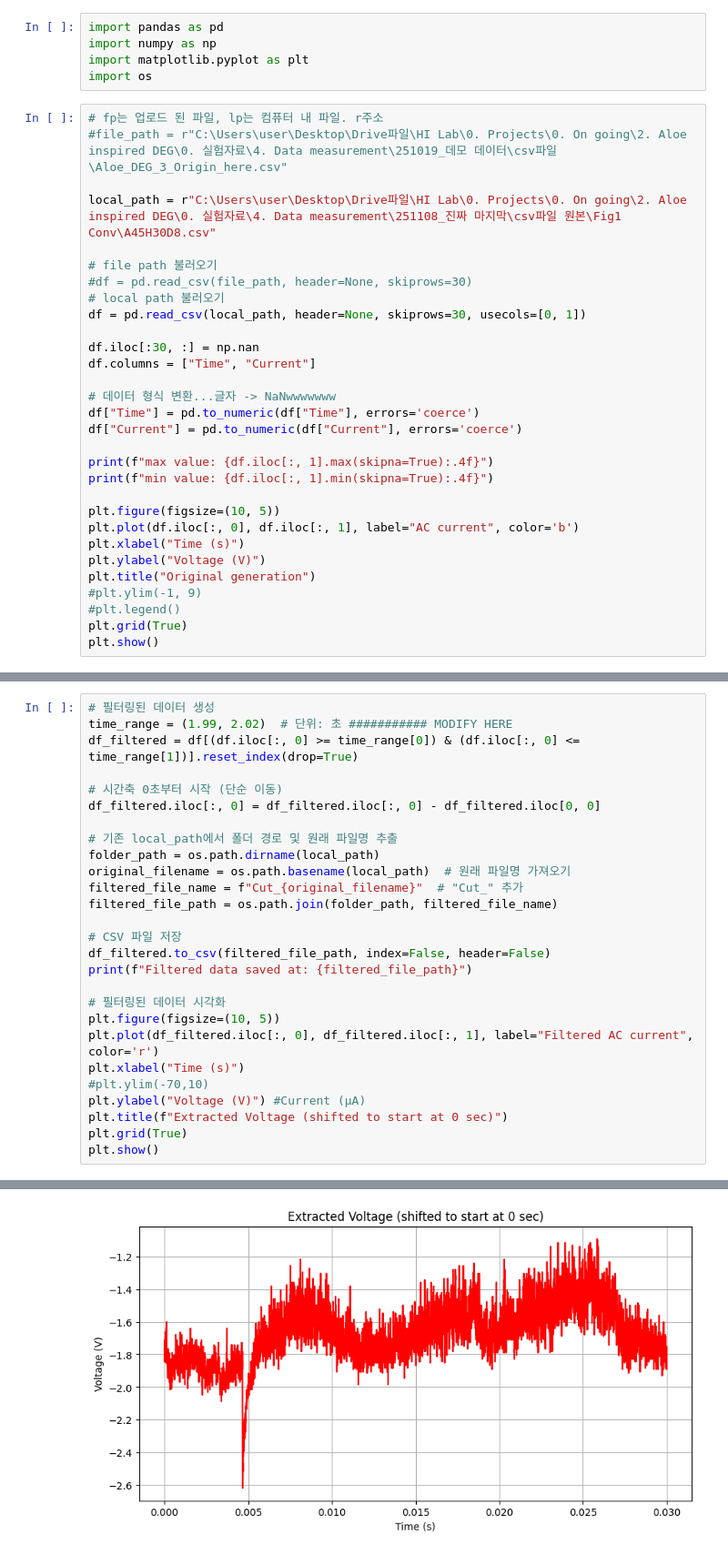
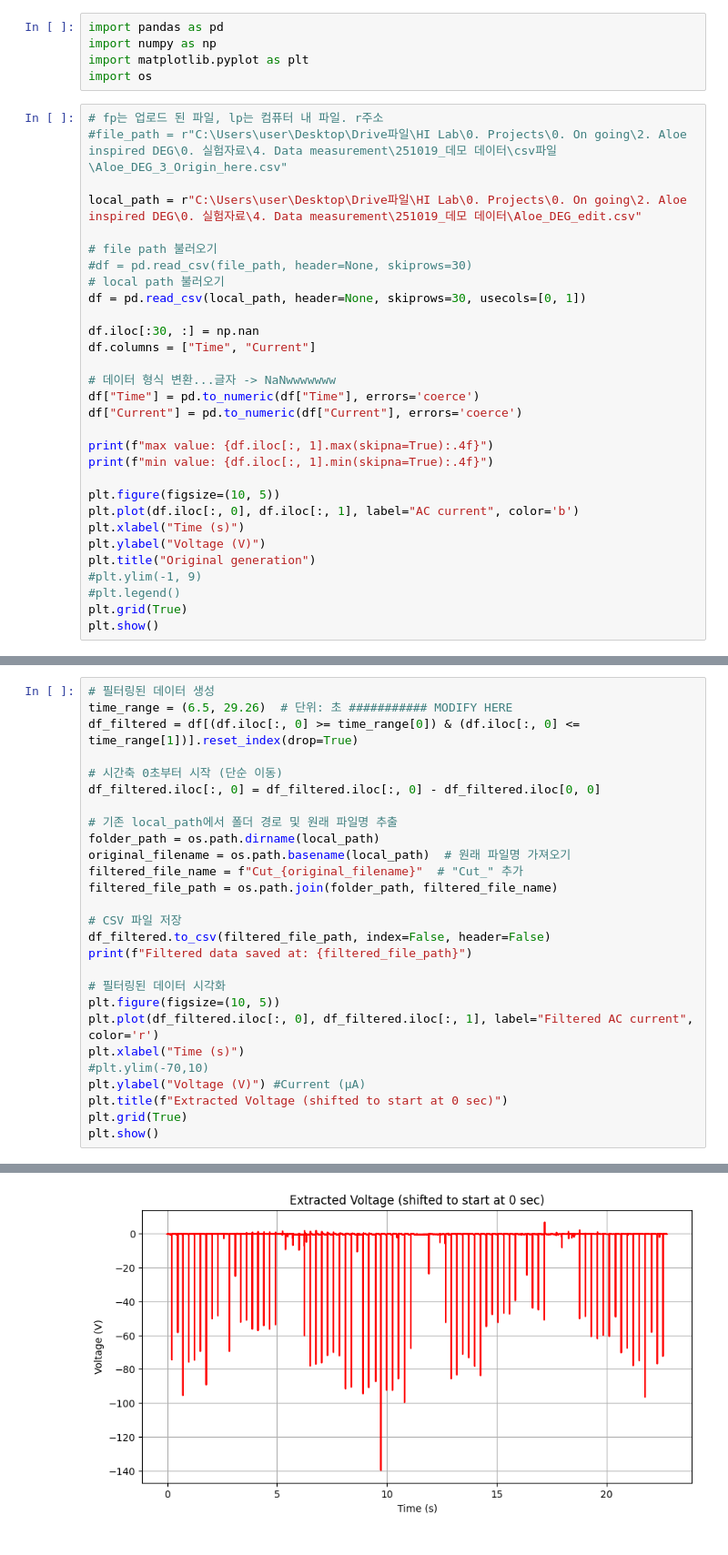
Before and after one commit to Gibeom-Lee/GB_practicing, a Jupyter notebook: data_processing/partial_extraction.ipynb, the cells around one changed output, grey strips where cells are left out. Shown at 91% size. Saved outputs shown, nothing was run; the diff lists cells and outputs as text.

```diff
--- a/data_processing/partial_extraction.ipynb
+++ b/data_processing/partial_extraction.ipynb
@@ -10,7 +10,7 @@ import os
 # fp는 업로드 된 파일, lp는 컴퓨터 내 파일. r주소
 #file_path = r"C:\Users\user\Desktop\Drive파일\HI Lab\0. Projects\0. On going\2. Aloe inspired DEG\0. 실험자료\4. Data measurement\251019_데모 데이터\csv파일\Aloe_DEG_3_Origin_here.csv"
 
-local_path = r"C:\Users\user\Desktop\Drive파일\HI Lab\0. Projects\0. On going\2. Aloe inspired DEG\0. 실험자료\4. Data measurement\251108_진짜 마지막\csv파일 원본\Fig1 Conv\A45H30D8.csv"
+local_path = r"C:\Users\user\Desktop\Drive파일\HI Lab\0. Projects\0. On going\2. Aloe inspired DEG\0. 실험자료\4. Data measurement\251019_데모 데이터\Aloe_DEG_edit.csv"
 
 # file path 불러오기
 #df = pd.read_csv(file_path, header=None, skiprows=30)
@@ -43,6 +43,6 @@ min value: -20.9219
 # %%
 # 필터링된 데이터 생성
-time_range = (1.99, 2.02)  # 단위: 초 ########### MODIFY HERE
+time_range = (6.5, 29.26)  # 단위: 초 ########### MODIFY HERE
 df_filtered = df[(df.iloc[:, 0] >= time_range[0]) & (df.iloc[:, 0] <= time_range[1])].reset_index(drop=True)
 
 # 시간축 0초부터 시작 (단순 이동)
@@ -72 +72 @@ Filtered data saved at: C:\Users\user\Desktop\Drive파일\HI Lab\0. Projects\0.
-[figure, old version]
+[figure, new version]
```
Also changed, not shown: parts of 2 cells of this notebook, 2 other files.
